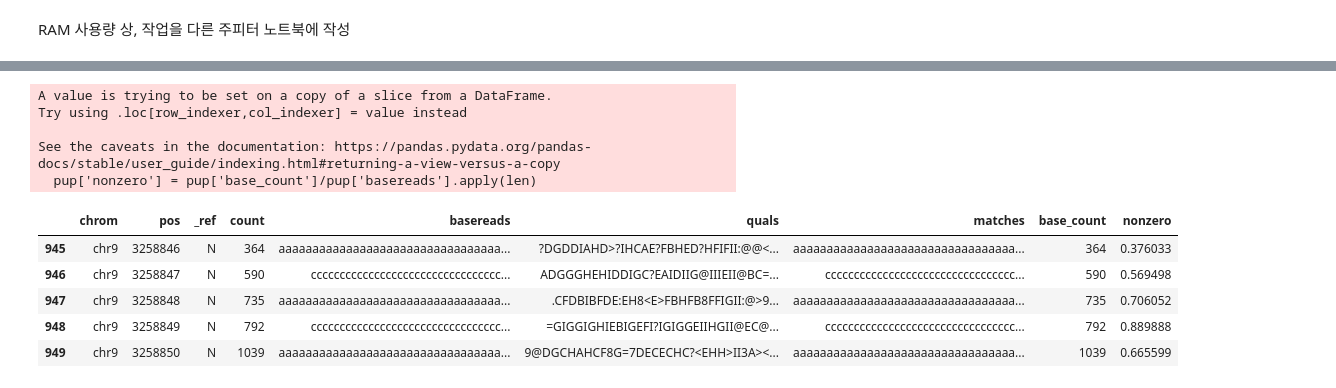
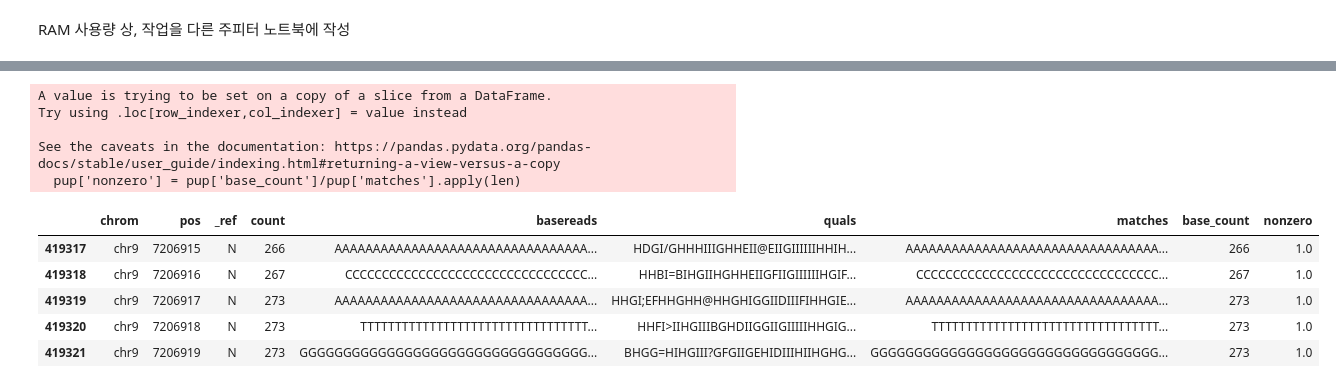
Before and after one commit to WoobeenJeong/Bioinfomatics_Practice_RNAseq, a Jupyter notebook: Project_002.ipynb, the cells around one changed output, grey strips where cells are left out. Drawn from its saved outputs; the diff is of its cells as text; code cells hidden in the pictures.

```diff
--- a/Project_002.ipynb
+++ b/Project_002.ipynb
@@ -134,5 +133,5 @@ np.max(pileup['count'])
 이경우는 좀 궁금하긴 하다만, 너무 크기 때문에, threshold <=130 reads로 두고 진행
 (Shannon에서 depth 50으로 했으므로)
 # %%
-filter130pileup = pileup[pileup['count'] > 50]
+f50pileup = pileup[pileup['count'] > 50]
 # %%
@@ -164,7 +163,7 @@ match와 substitution, deletion을 사용할 것이므로, 나머지에 해당
 **여기서 Deletion은 포함하는 경우를 고려하는 것을 고민할 것**
 # %%
 toremove = re.compile(r'[<>$*#+-]|\^.')
-filter130pileup.loc[:, 'matches'] = filter130pileup['basereads'].apply(lambda x: toremove.sub('', x))
+f50pileup.loc[:, 'matches'] = f50pileup['basereads'].apply(lambda x: toremove.sub('', x))
 # %% [output]
 A value is trying to be set on a copy of a slice from a DataFrame.
 Try using .loc[row_indexer,col_indexer] = value instead
@@ -199,0 +187,3 @@ See the caveats in the documentation: https://pandas.pydata.org/pandas-docs/stab
+# %%
+f50pileup['base_count'] = f50pileup['matches'].apply(lambda x: len([c for c in x if c.upper() in ('A', 'T', 'G', 'C', 'D')]))
+f50pileup.head()
@@ -234,20 +244,20 @@ array([    0,     1,     2, ...,  9308, 10219, 10269])
 # %%
-pup = filter130pileup[filter130pileup['base_count']>250]
+pup = f50pileup[f50pileup['base_count']>250]
 # %%
-pup['nonzero'] = pup['base_count']/pup['basereads'].apply(len)
+pup['nonzero'] = pup['base_count']/pup['matches'].apply(len)
 pup.head()
 # %% [output]
 A value is trying to be set on a copy of a slice from a DataFrame.
 Try using .loc[row_indexer,col_indexer] = value instead
 
 See the caveats in the documentation: https://pandas.pydata.org/pandas-docs/stable/user_guide/indexing.html#returning-a-view-versus-a-copy
-  pup['nonzero'] = pup['base_count']/pup['basereads'].apply(len)
+  pup['nonzero'] = pup['base_count']/pup['matches'].apply(len)
 |  | chrom | pos | _ref | count | basereads | quals | matches | base_count | nonzero |
-| 945 | chr9 | 3258846 | N | 364 | aaaaaaaaaaaaaaaaaaaaaaaaaaaaaaaaa... | ?DGDDIAHD>?IHCAE?FBHED?HFIFII:@@<... | aaaaaaaaaaaaaaaaaaaaaaaaaaaaaaaaa... | 364 | 0.376033 |
-| 946 | chr9 | 3258847 | N | 590 | ccccccccccccccccccccccccccccccccc... | ADGGGHEHIDDIGC?EAIDIIG@IIIEII@BC=... | ccccccccccccccccccccccccccccccccc... | 590 | 0.569498 |
-| 947 | chr9 | 3258848 | N | 735 | aaaaaaaaaaaaaaaaaaaaaaaaaaaaaaaaa... | .CFDBIBFDE:EH8<E>FBHFB8FFIGII:@>9... | aaaaaaaaaaaaaaaaaaaaaaaaaaaaaaaaa... | 735 | 0.706052 |
-| 948 | chr9 | 3258849 | N | 792 | ccccccccccccccccccccccccccccccccc... | =GIGGIGHIEBIGEFI?IGIGGEIIHGII@EC@... | ccccccccccccccccccccccccccccccccc... | 792 | 0.889888 |
-| 949 | chr9 | 3258850 | N | 1039 | aaaaaaaaaaaaaaaaaaaaaaaaaaaaaaaaa... | 9@DGCHAHCF8G=7DECECHC?<EHH>II3A><... | aaaaaaaaaaaaaaaaaaaaaaaaaaaaaaaaa... | 1039 | 0.665599 |
+| 419317 | chr9 | 7206915 | N | 266 | AAAAAAAAAAAAAAAAAAAAAAAAAAAAAAAAA... | HDGI/GHHHIIIGHHEII@EIIGIIIIIIHHIH... | AAAAAAAAAAAAAAAAAAAAAAAAAAAAAAAAA... | 266 | 1.0 |
+| 419318 | chr9 | 7206916 | N | 267 | CCCCCCCCCCCCCCCCCCCCCCCCCCCCCCCCC... | HHBI=BIHGIIHGHHEIIGFIIGIIIIIIHGIF... | CCCCCCCCCCCCCCCCCCCCCCCCCCCCCCCCC... | 267 | 1.0 |
+| 419319 | chr9 | 7206917 | N | 273 | AAAAAAAAAAAAAAAAAAAAAAAAAAAAAAAAA... | HHGI;EFHHGHH@HHGHIGGIIDIIIFIHHGIE... | AAAAAAAAAAAAAAAAAAAAAAAAAAAAAAAAA... | 273 | 1.0 |
+| 419320 | chr9 | 7206918 | N | 273 | TTTTTTTTTTTTTTTTTTTTTTTTTTTTTTTTT... | HHFI>IIHGIIIBGHDIIGGIIGIIIIIHHGIG... | TTTTTTTTTTTTTTTTTTTTTTTTTTTTTTTTT... | 273 | 1.0 |
+| 419321 | chr9 | 7206919 | N | 273 | GGGGGGGGGGGGGGGGGGGGGGGGGGGGGGGGG... | BHGG=HIHGIII?GFGIIGEHIDIIIHIIHGHG... | GGGGGGGGGGGGGGGGGGGGGGGGGGGGGGGGG... | 273 | 1.0 |
 # %%
 pup['shannon'] = -pup['nonzero']*np.log2(pup['nonzero'])
 pup.head()
```
Also changed, not shown: parts of 21 cells of this notebook.
